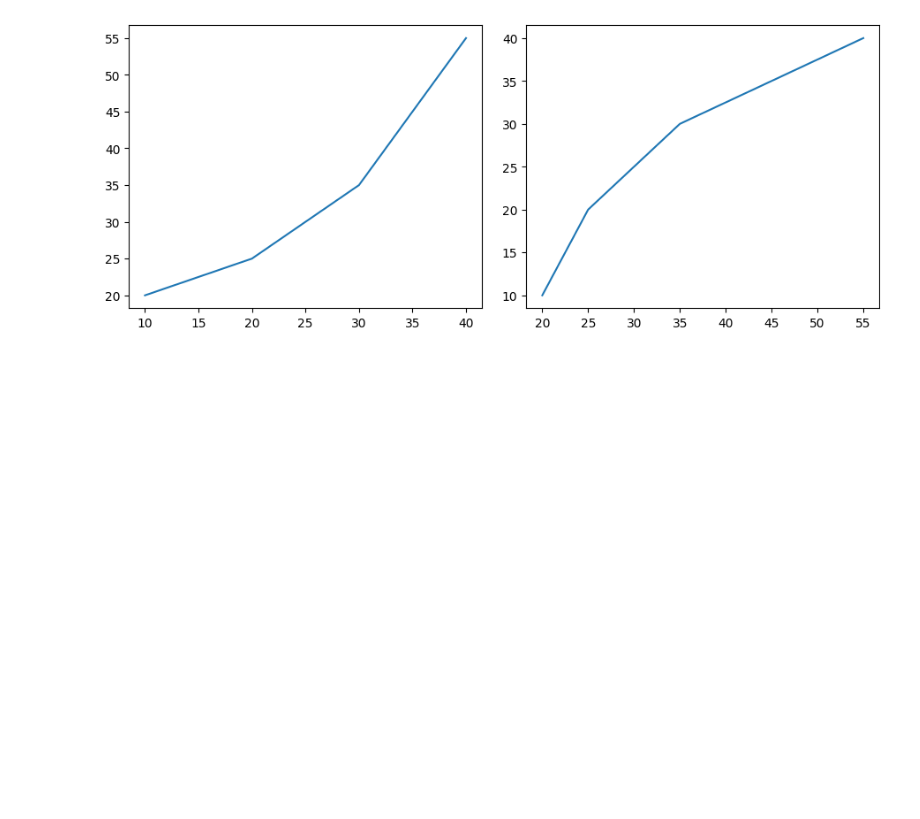
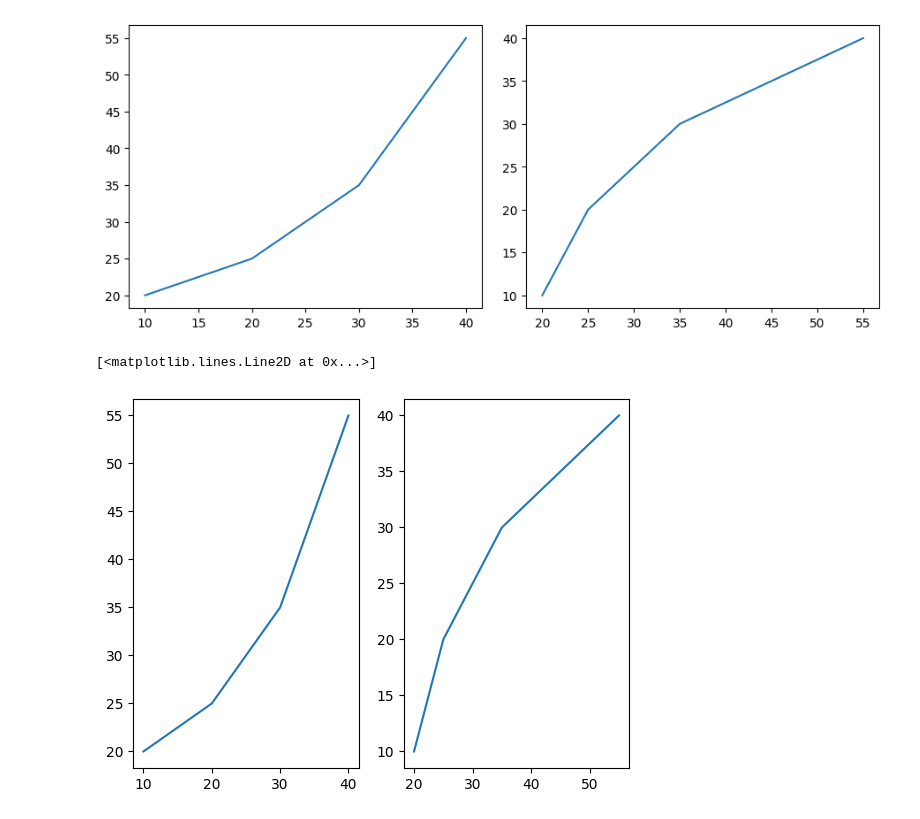
Before and after one commit to MuhammadjonArabov/Python-For-Data-Analytics, a Jupyter notebook: Visualization.ipynb, the cells around one changed output. Drawn from its saved outputs; the diff is of its cells as text; code cells hidden in the pictures; blank space fills up the shorter version.

```diff
--- a/Visualization.ipynb
+++ b/Visualization.ipynb
@@ -138,3 +138,19 @@ ax2.plot(y, x)
 plt.show()
 # %% [output]
 [figure]
+# %%
+import matplotlib.pyplot as plt
+
+x = [10, 20, 30, 40]
+y = [20, 25, 35, 55]
+
+plt.figure()
+
+plt.subplot(121)
+plt.plot(x, y)
+
+plt.subplot(122)
+plt.plot(y, x)
+# %% [output]
+[<matplotlib.lines.Line2D at 0x...>]
+[figure, added]
```
Also changed, not shown: parts of 1 cell of this notebook.
